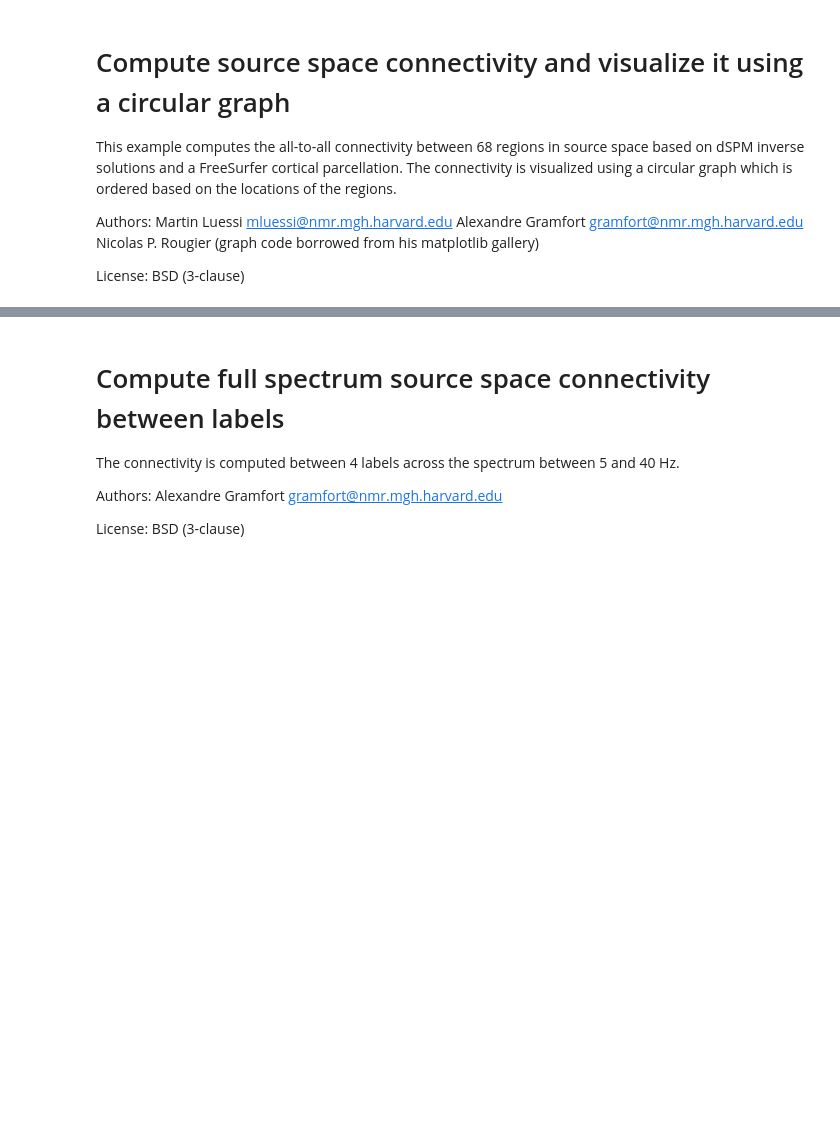
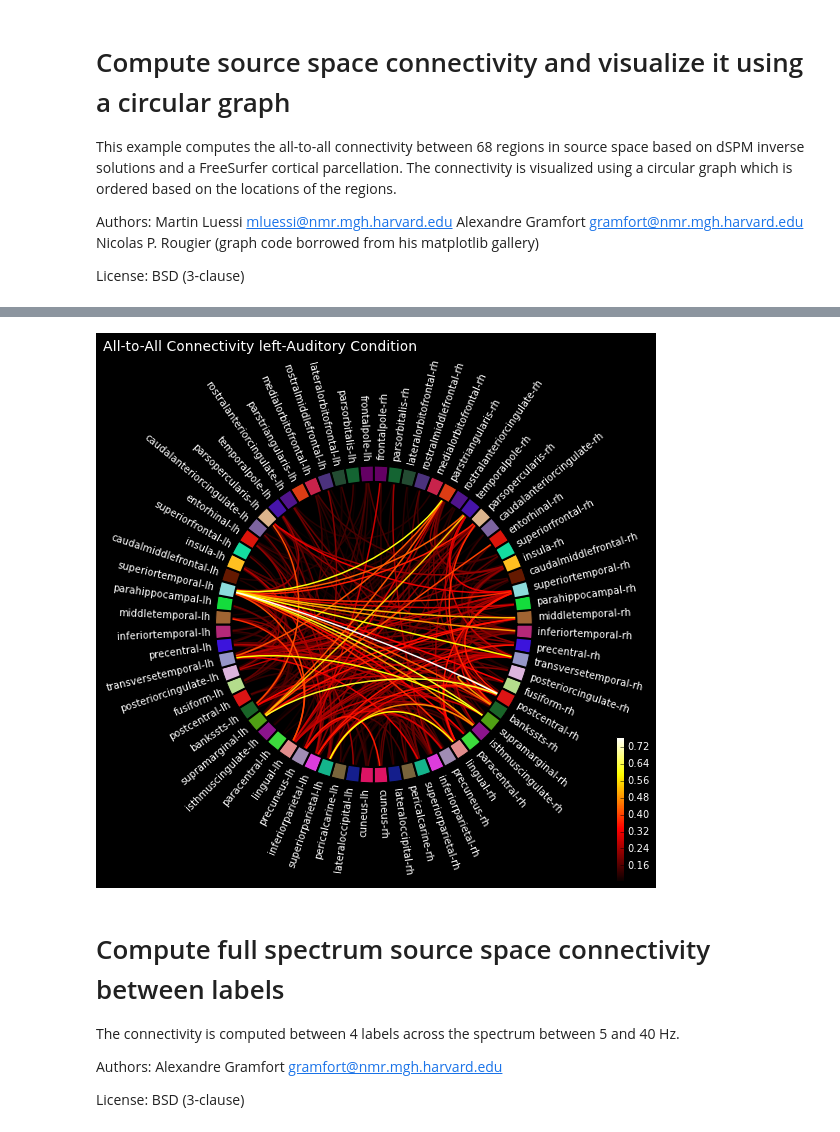
Before and after one commit to mne-tools/mne-python-notebooks, a Jupyter notebook: 6-MNE_connectivity.ipynb, the cells around one changed output, grey strips where cells are left out. Saved outputs shown, nothing was run; the diff lists cells and outputs as text; code cells hidden in the pictures; blank space fills up the shorter version.

Commit message:
improve connectivity

```diff
--- a/6-MNE_connectivity.ipynb
+++ b/6-MNE_connectivity.ipynb
@@ -89,40 +216,44 @@ con = con[:, :, 0]
 # %%
-# Now, we visualize the connectivity using a circular graph layout
+from mne.viz import circular_layout, plot_connectivity_circle
 
-# First, we reorder the labels based on their location in the left hemi
-label_names = [label.name for label in labels]
-
-lh_labels = [name for name in label_names if name.endswith('lh')]
+# before we visualize connectivity we have to write some Python to reorder the labels
+# based on their location in the left hemi
 
 # Get the y-location of the label
-label_ypos = list()
-for name in lh_labels:
-    idx = label_names.index(name)
-    ypos = np.mean(labels[idx].pos[:, 1])
-    label_ypos.append(ypos)
+label_keys = list()
+for label in labels:
+    if not label.name.endswith('lh'):
+        continue
+    ypos = np.mean(label.pos[:, 1])
+    label_keys.append((ypos, label.name))
 
 # Reorder the labels based on their location
-lh_labels = [label for (ypos, label) in sorted(zip(label_ypos, lh_labels))]
+lh_labels = [label for (ypos, label) in sorted(label_keys)]
 
 # For the right hemi
-rh_labels = [label[:-2] + 'rh' for label in lh_labels]
+rh_labels = [label.replace('lh', 'rh') for label in lh_labels]
 
 # Save the plot order and create a circular layout
 node_order = list()
-node_order.extend(lh_labels[::-1])  # reverse the order
+node_order.extend(lh_labels[::-1])  # reverse the order via index trick
 node_order.extend(rh_labels)
+
+label_names = [l.name for l in labels]
 
 node_angles = circular_layout(label_names, node_order, start_pos=90)
 
 # Plot the graph using node colors from the FreeSurfer parcellation. We only
 # show the 300 strongest connections.
+
 plot_connectivity_circle(con, label_names, n_lines=300, node_angles=node_angles,
                          node_colors=label_colors,
                          title='All-to-All Connectivity left-Auditory '
                                'Condition')
 import matplotlib.pyplot as plt
 plt.savefig('circle.png', facecolor='black')
 plt.show()
+# %% [output]
+[figure, added]
 # %% [markdown]
 Compute full spectrum source space connectivity between labels
 ==============================================================
```
Also changed, not shown: parts of 10 cells of this notebook.
